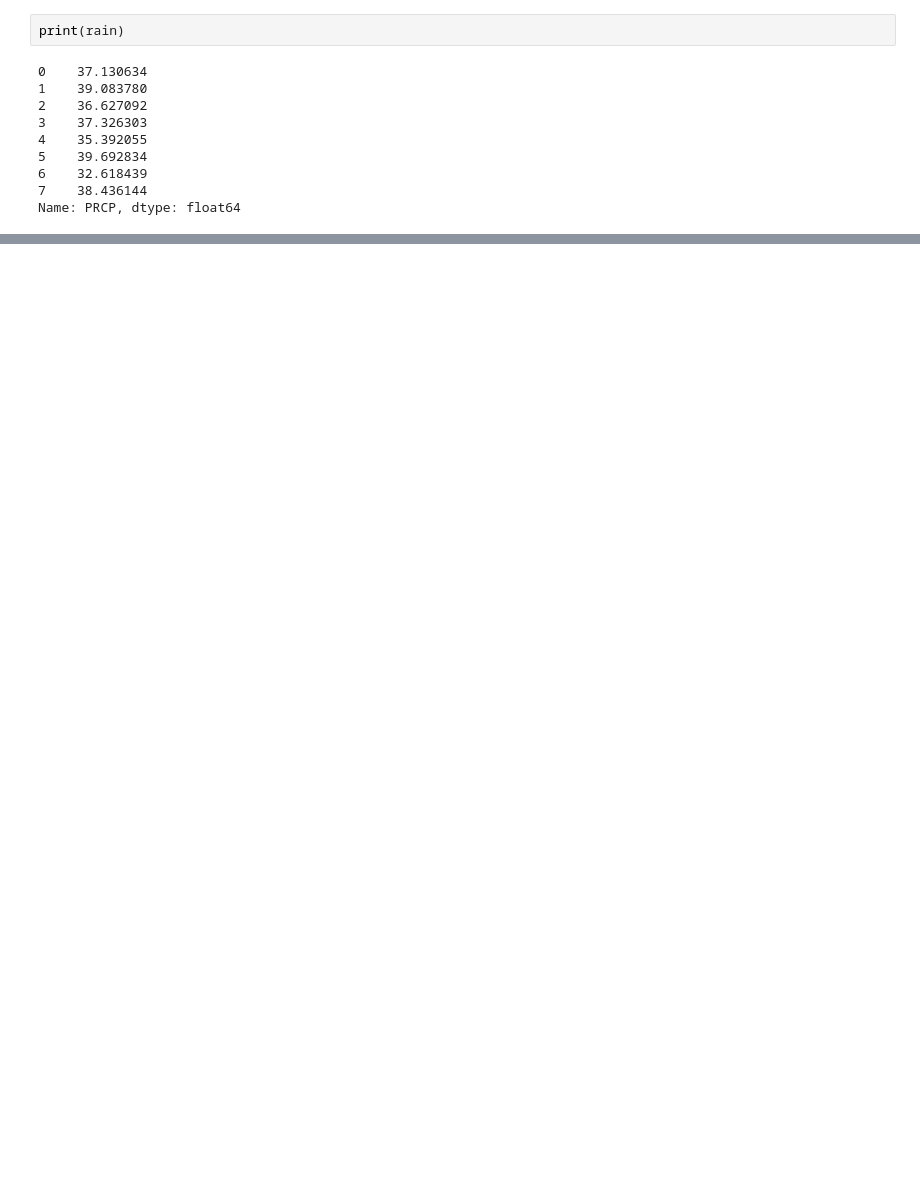
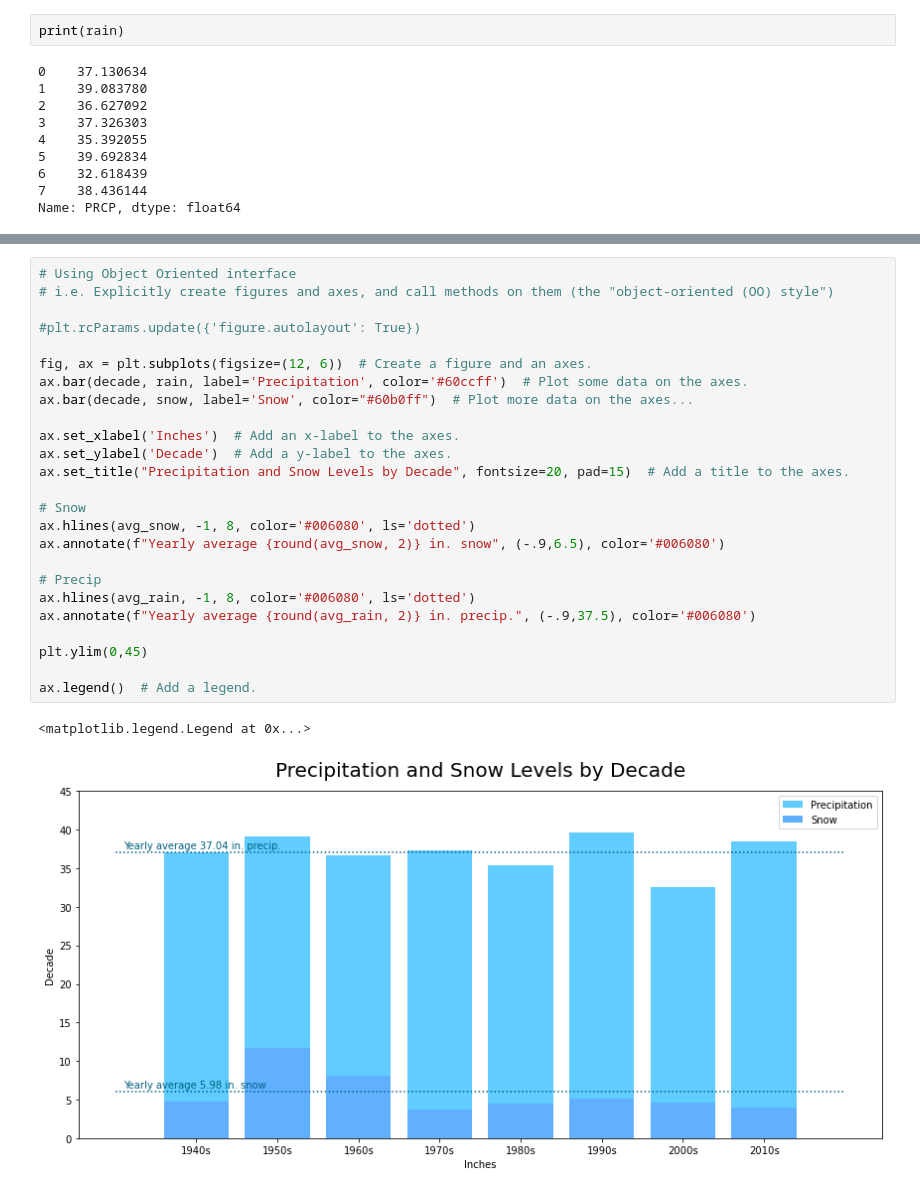
Before and after one commit to KristaJoy/PDXweather, a Jupyter notebook: pdx_weather.ipynb, the cells around one changed output, grey strips where cells are left out. Cells and saved outputs as stored; diff of their text form; blank space fills up the shorter version.

```diff
--- a/pdx_weather.ipynb
+++ b/pdx_weather.ipynb
@@ -399,0 +413,28 @@ plt.show()
+# %%
+# Using Object Oriented interface
+# i.e. Explicitly create figures and axes, and call methods on them (the "object-oriented (OO) style")
+
+#plt.rcParams.update({'figure.autolayout': True})
+
+fig, ax = plt.subplots(figsize=(12, 6))  # Create a figure and an axes.
+ax.bar(decade, rain, label='Precipitation', color='#60ccff')  # Plot some data on the axes.
+ax.bar(decade, snow, label='Snow', color="#60b0ff")  # Plot more data on the axes...
+
+ax.set_xlabel('Inches')  # Add an x-label to the axes.
+ax.set_ylabel('Decade')  # Add a y-label to the axes.
+ax.set_title("Precipitation and Snow Levels by Decade", fontsize=20, pad=15)  # Add a title to the axes.
+
+# Snow
+ax.hlines(avg_snow, -1, 8, color='#006080', ls='dotted')
+ax.annotate(f"Yearly average {round(avg_snow, 2)} in. snow", (-.9,6.5), color='#006080')
+
+# Precip
+ax.hlines(avg_rain, -1, 8, color='#006080', ls='dotted')
+ax.annotate(f"Yearly average {round(avg_rain, 2)} in. precip.", (-.9,37.5), color='#006080')
+
+plt.ylim(0,45)
+
+ax.legend()  # Add a legend.
+# %% [output]
+<matplotlib.legend.Legend at 0x...>
+[figure, added]
```
Also changed, not shown: parts of 6 cells of this notebook.
